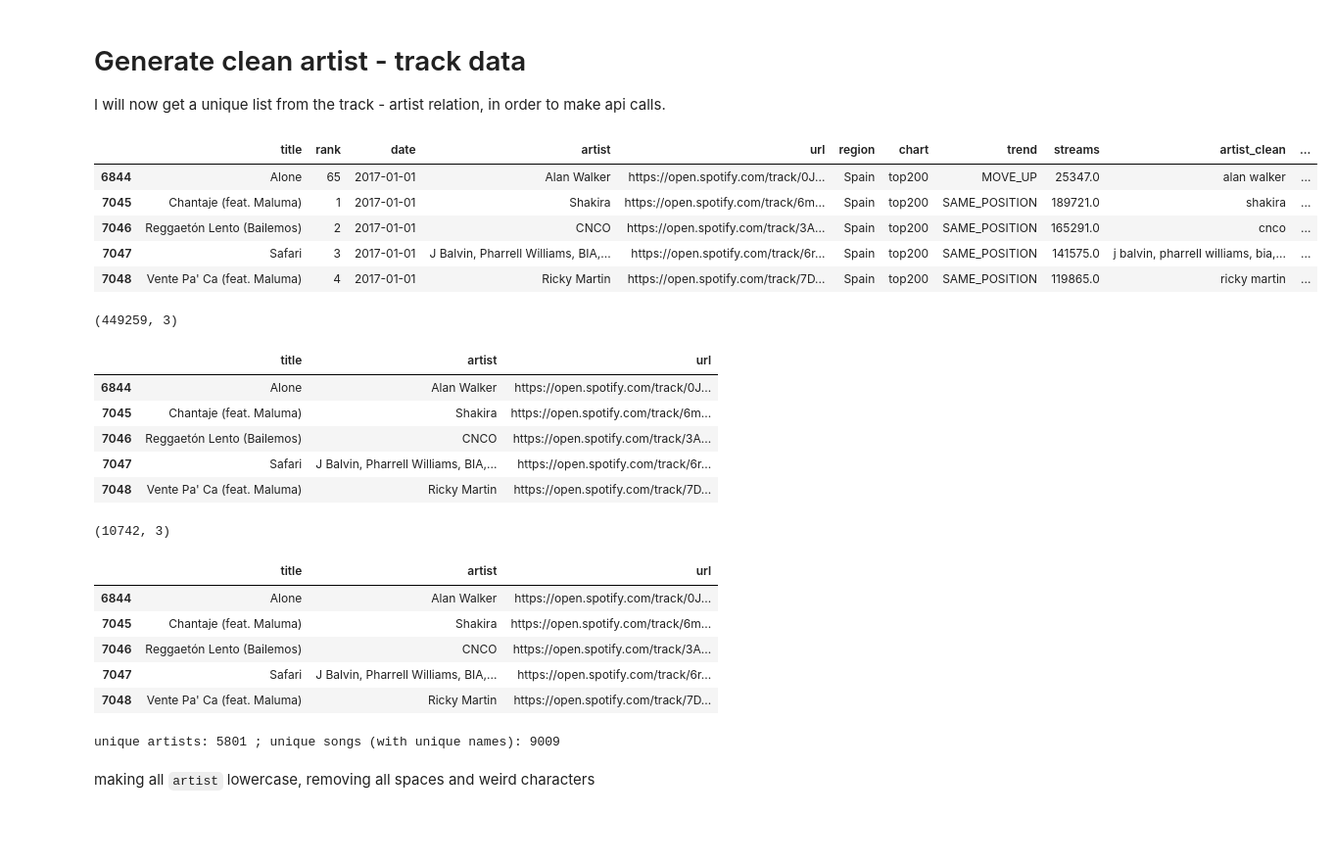
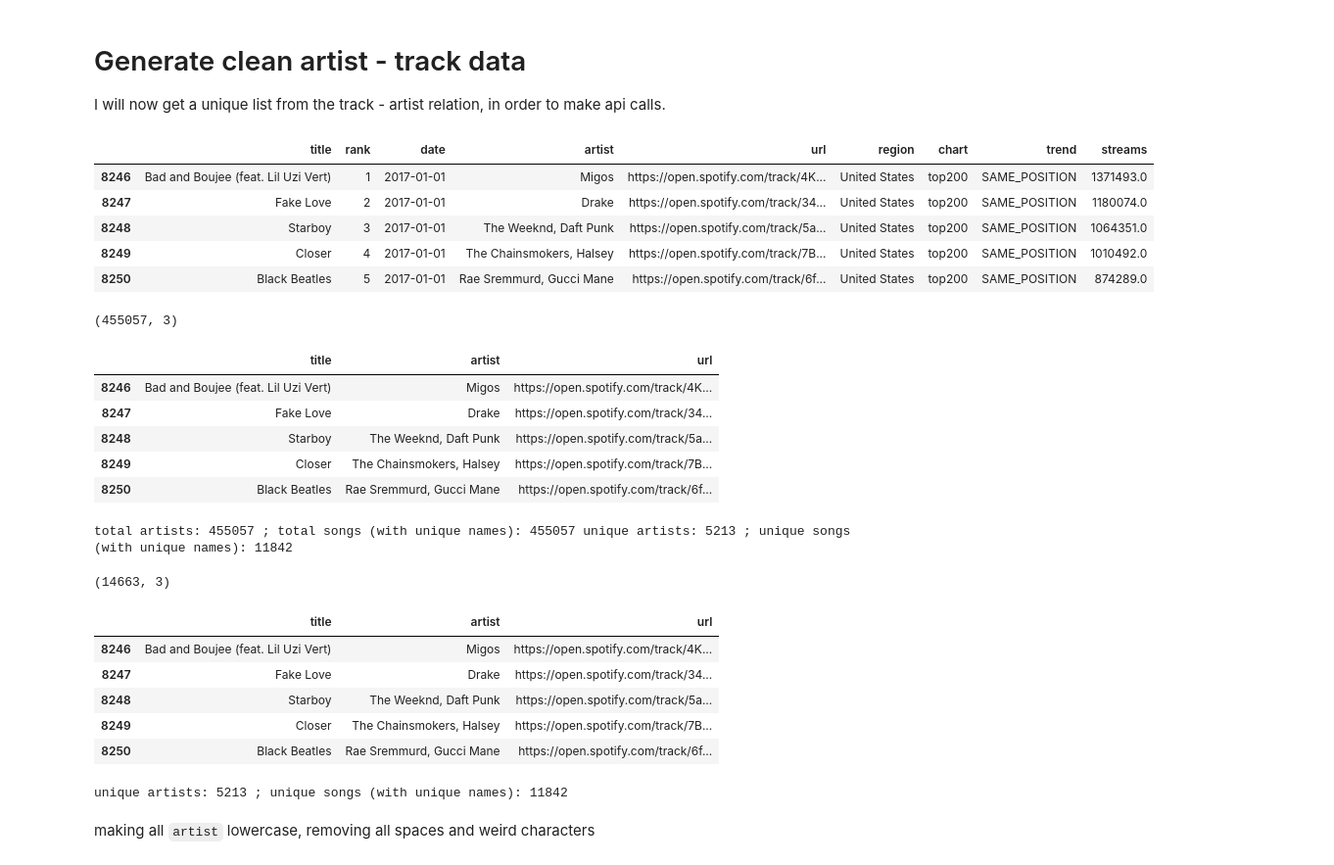
Before and after one commit to annassanchez/ETL_project, a Jupyter notebook: notebooks/1-extraction_cleaning_csv.ipynb, the cells around one changed output. Shown at 98% size. Drawn from its saved outputs; the diff is of its cells as text; code cells hidden in the pictures; blank space fills up the shorter version.

```diff
--- a/notebooks/1-extraction_cleaning_csv.ipynb
+++ b/notebooks/1-extraction_cleaning_csv.ipynb
@@ -50,6 +50,6 @@ Spain   top200     358355
 dtype: int64
 # %%
-data_spain = data[(data['region'] == 'Spain')]
+data_usa = data[(data['region'] == 'United States')]
 # %% [markdown]
 check if data has duplicated values
 # %%
@@ -91,42 +91,48 @@ with open('../data/pickle/dataset_spain_base.pickle', 'wb') as data:
 # Generate clean artist - track data
 I will now get a unique list from the track - artist relation, in order to make api calls.
 # %%
-data_spain.head()
+data_usa.head()
 # %% [output]
-|  | title | rank | date | artist | url | region | chart | trend | streams | artist_clean | ... |
-| 6844 | Alone | 65 | 2017-01-01 | Alan Walker | https://open.spotify.com/track/0J... | Spain | top200 | MOVE_UP | 25347.0 | alan walker | ... |
-| 7045 | Chantaje (feat. Maluma) | 1 | 2017-01-01 | Shakira | https://open.spotify.com/track/6m... | Spain | top200 | SAME_POSITION | 189721.0 | shakira | ... |
-| 7046 | Reggaetón Lento (Bailemos) | 2 | 2017-01-01 | CNCO | https://open.spotify.com/track/3A... | Spain | top200 | SAME_POSITION | 165291.0 | cnco | ... |
-| 7047 | Safari | 3 | 2017-01-01 | J Balvin, Pharrell Williams, BIA,... | https://open.spotify.com/track/6r... | Spain | top200 | SAME_POSITION | 141575.0 | j balvin, pharrell williams, bia,... | ... |
-| 7048 | Vente Pa' Ca (feat. Maluma) | 4 | 2017-01-01 | Ricky Martin | https://open.spotify.com/track/7D... | Spain | top200 | SAME_POSITION | 119865.0 | ricky martin | ... |
+|  | title | rank | date | artist | url | region | chart | trend | streams |
+| 8246 | Bad and Boujee (feat. Lil Uzi Vert) | 1 | 2017-01-01 | Migos | https://open.spotify.com/track/4K... | United States | top200 | SAME_POSITION | 1371493.0 |
+| 8247 | Fake Love | 2 | 2017-01-01 | Drake | https://open.spotify.com/track/34... | United States | top200 | SAME_POSITION | 1180074.0 |
+| 8248 | Starboy | 3 | 2017-01-01 | The Weeknd, Daft Punk | https://open.spotify.com/track/5a... | United States | top200 | SAME_POSITION | 1064351.0 |
+| 8249 | Closer | 4 | 2017-01-01 | The Chainsmokers, Halsey | https://open.spotify.com/track/7B... | United States | top200 | SAME_POSITION | 1010492.0 |
+| 8250 | Black Beatles | 5 | 2017-01-01 | Rae Sremmurd, Gucci Mane | https://open.spotify.com/track/6f... | United States | top200 | SAME_POSITION | 874289.0 |
 # %%
-data_spain = data_spain[['title', 'artist', 'url']]
-print(data_spain.shape)
-data_spain.head()
+data_usa = data_usa[['title', 'artist', 'url']]
+print(data_usa.shape)
+data_usa.head()
 # %% [output]
-(449259, 3)
+(455057, 3)
 |  | title | artist | url |
-| 6844 | Alone | Alan Walker | https://open.spotify.com/track/0J... |
-| 7045 | Chantaje (feat. Maluma) | Shakira | https://open.spotify.com/track/6m... |
-| 7046 | Reggaetón Lento (Bailemos) | CNCO | https://open.spotify.com/track/3A... |
-| 7047 | Safari | J Balvin, Pharrell Williams, BIA,... | https://open.spotify.com/track/6r... |
-| 7048 | Vente Pa' Ca (feat. Maluma) | Ricky Martin | https://open.spotify.com/track/7D... |
+| 8246 | Bad and Boujee (feat. Lil Uzi Vert) | Migos | https://open.spotify.com/track/4K... |
+| 8247 | Fake Love | Drake | https://open.spotify.com/track/34... |
+| 8248 | Starboy | The Weeknd, Daft Punk | https://open.spotify.com/track/5a... |
+| 8249 | Closer | The Chainsmokers, Halsey | https://open.spotify.com/track/7B... |
+| 8250 | Black Beatles | Rae Sremmurd, Gucci Mane | https://open.spotify.com/track/6f... |
+# %%
+print('total artists:',len(data_usa['artist'].tolist()),'; total songs (with unique names):',len(data_usa['title'].tolist()),
+    '; unique artists:',len(data_usa['artist'].unique().tolist()),'; unique songs (with unique names):',len(data_usa['title'].unique().tolist())
+)
+# %% [output]
+total artists: 455057 ; total songs (with unique names): 455057 unique artists: 5213 ; unique songs (with unique names): 11842
 # %%
-data_spain.drop_duplicates(inplace=True)
-print(data_spain.shape)
-data_spain.head()
+data_usa.drop_duplicates(inplace=True)
+print(data_usa.shape)
+data_usa.head()
 # %% [output]
-(10742, 3)
+(14663, 3)
 |  | title | artist | url |
-| 6844 | Alone | Alan Walker | https://open.spotify.com/track/0J... |
-| 7045 | Chantaje (feat. Maluma) | Shakira | https://open.spotify.com/track/6m... |
-| 7046 | Reggaetón Lento (Bailemos) | CNCO | https://open.spotify.com/track/3A... |
-| 7047 | Safari | J Balvin, Pharrell Williams, BIA,... | https://open.spotify.com/track/6r... |
-| 7048 | Vente Pa' Ca (feat. Maluma) | Ricky Martin | https://open.spotify.com/track/7D... |
+| 8246 | Bad and Boujee (feat. Lil Uzi Vert) | Migos | https://open.spotify.com/track/4K... |
+| 8247 | Fake Love | Drake | https://open.spotify.com/track/34... |
+| 8248 | Starboy | The Weeknd, Daft Punk | https://open.spotify.com/track/5a... |
+| 8249 | Closer | The Chainsmokers, Halsey | https://open.spotify.com/track/7B... |
+| 8250 | Black Beatles | Rae Sremmurd, Gucci Mane | https://open.spotify.com/track/6f... |
 # %%
-print('unique artists:',len(data_spain['artist'].unique().tolist()),'; unique songs (with unique names):',len(data_spain['title'].unique().tolist()))
+print('unique artists:',len(data_usa['artist'].unique().tolist()),'; unique songs (with unique names):',len(data_usa['title'].unique().tolist()))
 # %% [output]
-unique artists: 5801 ; unique songs (with unique names): 9009
+unique artists: 5213 ; unique songs (with unique names): 11842
 # %% [markdown]
 making all `artist` lowercase, removing all spaces and weird characters
 # %%
```
Also changed, not shown: parts of 32 cells of this notebook.
